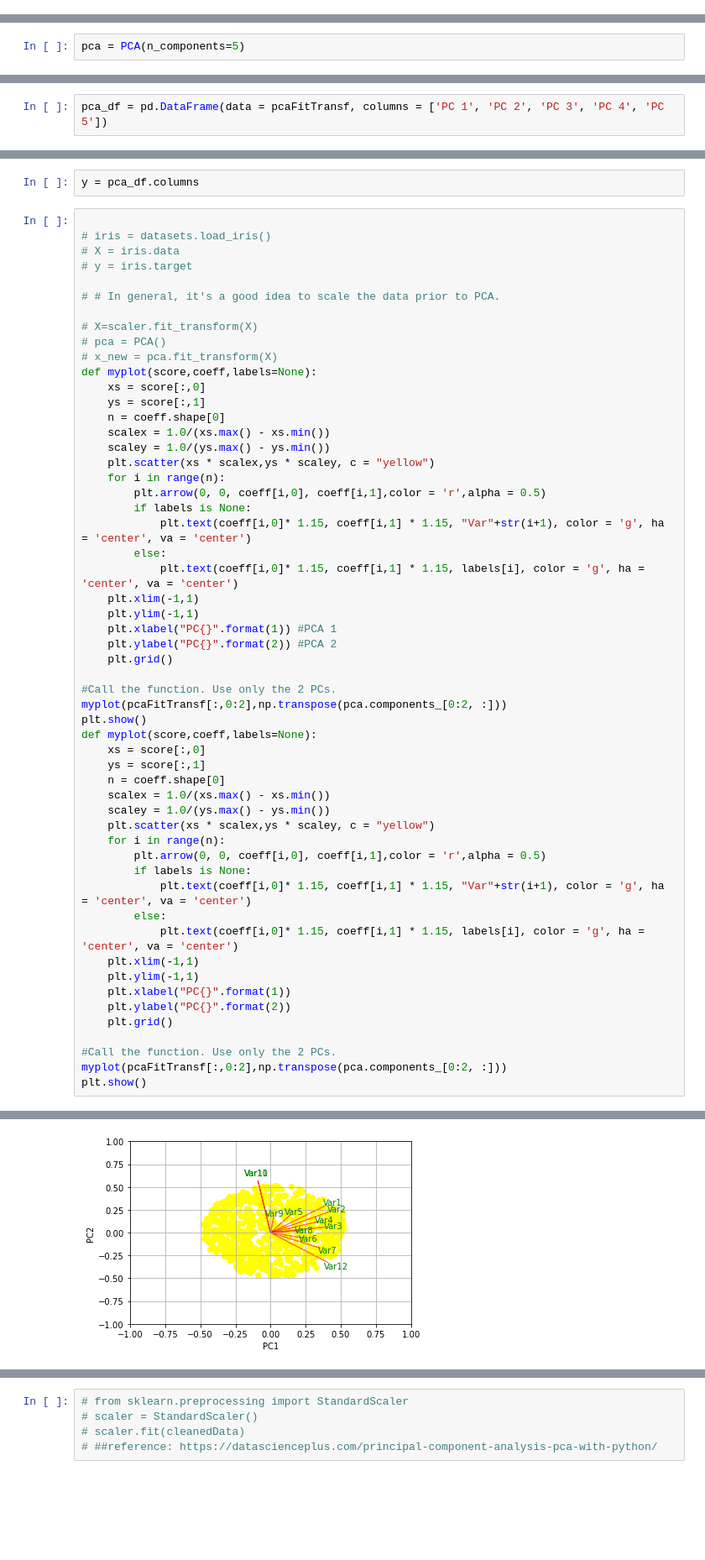
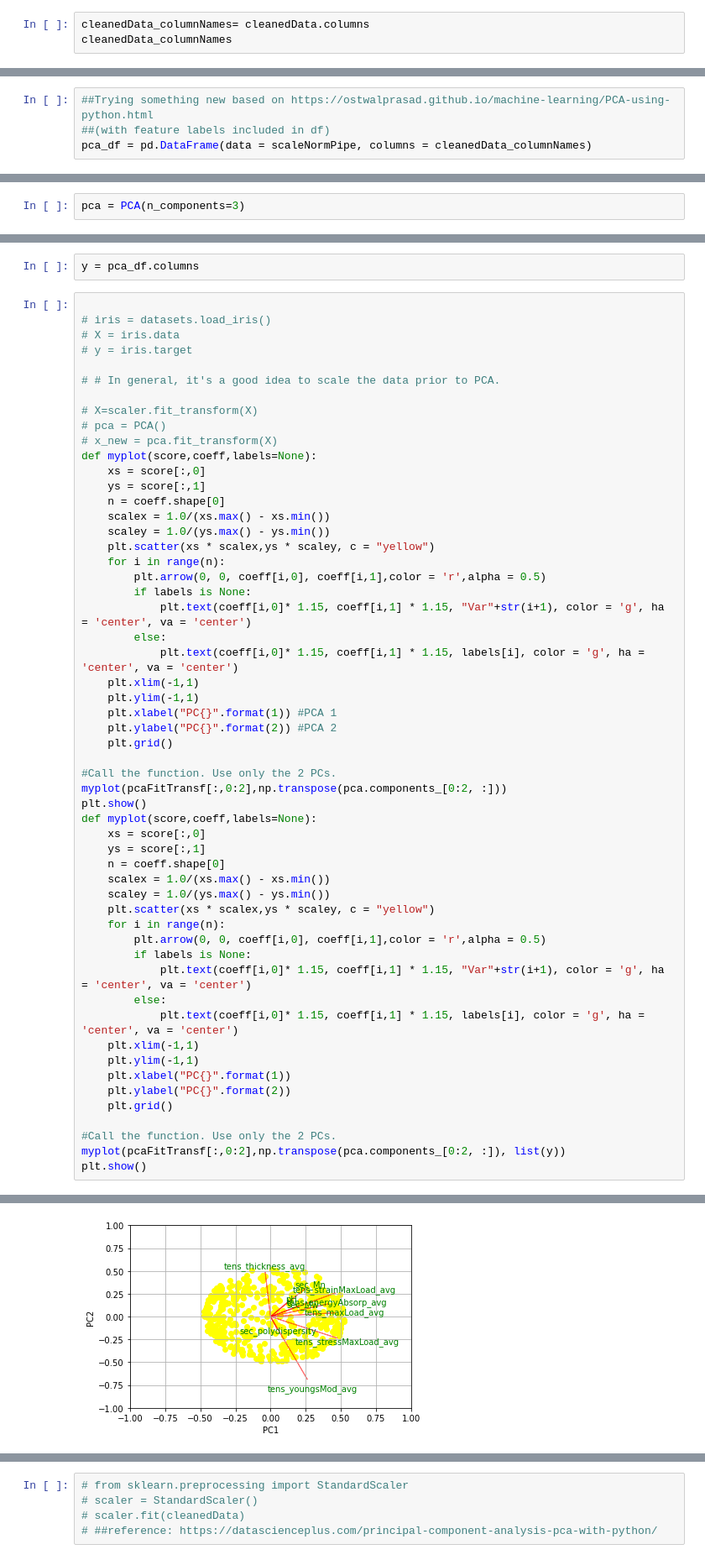
Before and after one commit to hujingc/umsi_loc_anc, a Jupyter notebook: PCA_Model_Initial.ipynb, the cells around one changed output, grey strips where cells are left out. Shown at 84% size. Saved outputs shown, nothing was run; the diff lists cells and outputs as text; blank space fills up the shorter version.

```diff
--- a/PCA_Model_Initial.ipynb
+++ b/PCA_Model_Initial.ipynb
@@ -82,0 +121,3 @@ pipeline = Pipeline([
+# %%
+cleanedData_columnNames= cleanedData.columns
+cleanedData_columnNames
@@ -83,2 +129,6 @@ pipeline = Pipeline([
 # %%
 scaleNormPipe = pipeline.fit_transform(cleanedData)
+# %%
+##Trying something new based on https://ostwalprasad.github.io/machine-learning/PCA-using-python.html
+##(with feature labels included in df)
+pca_df = pd.DataFrame(data = scaleNormPipe, columns = cleanedData_columnNames)
@@ -85,2 +144,2 @@ scaleNormPipe = pipeline.fit_transform(cleanedData)
 # %%
-pca = PCA(n_components=5)
+pca = PCA(n_components=3)
@@ -99,2 +159,0 @@ array([[ 0.51291476,  0.61345814, -0.6248229 ,  0.04934081, -0.2169996 ],
-# %%
-pca_df = pd.DataFrame(data = pcaFitTransf, columns = ['PC 1', 'PC 2', 'PC 3', 'PC 4', 'PC 5'])
@@ -162,6 +212,6 @@ def myplot(score,coeff,labels=None):
     plt.grid()
 
 #Call the function. Use only the 2 PCs.
-myplot(pcaFitTransf[:,0:2],np.transpose(pca.components_[0:2, :]))
+myplot(pcaFitTransf[:,0:2],np.transpose(pca.components_[0:2, :]), list(y))
 plt.show()
 # %% [output]
@@ -169 +219 @@ plt.show()
-[figure, old version]
+[figure, new version]
```
Also changed, not shown: parts of 27 cells of this notebook.
